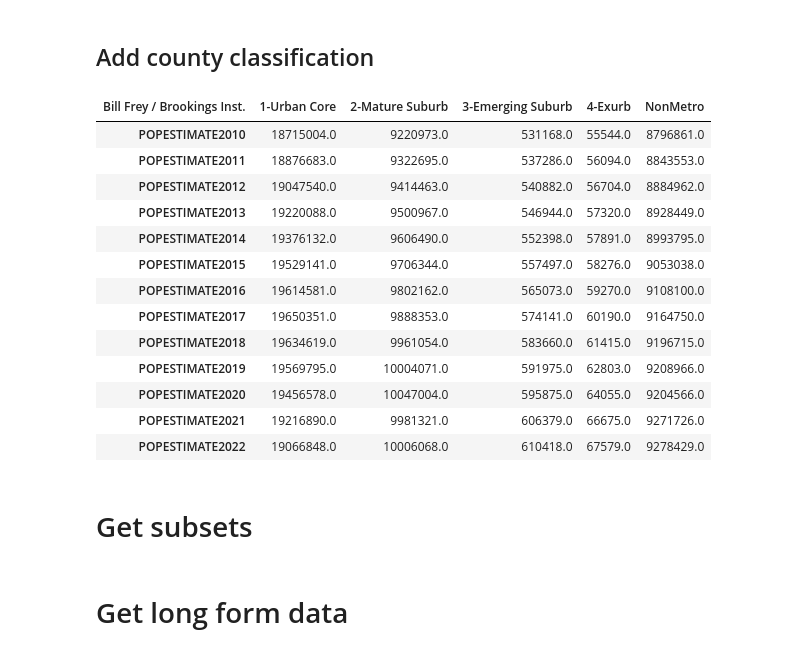
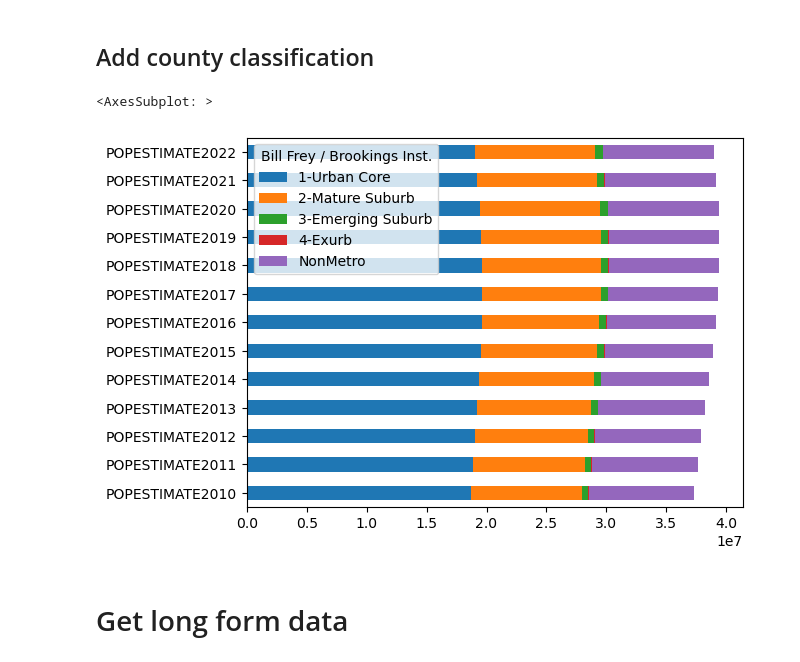
Before and after one commit to BayAreaMetro/regional_forecast, a Jupyter notebook: contextual/Demographics/county_population_post_covid.ipynb, the cells around one changed output. Saved outputs shown, nothing was run; the diff lists cells and outputs as text; code cells hidden in the pictures.

```diff
--- a/contextual/Demographics/county_population_post_covid.ipynb
+++ b/contextual/Demographics/county_population_post_covid.ipynb
@@ -189,21 +185,8 @@ popest_class = popest.merge(county_class,on=['STCOUNTY'],how='left')
 popest_class.update(popest_class[[ 'Bill Frey / Brookings Inst.',
        'Jed Kolko / Indeed', 'Bill Bishop / Daily Yonder']].fillna('NonMetro'))
 # %%
-popest_class.query('STATE==6').groupby(['Bill Frey / Brookings Inst.']).sum().filter(regex='POPE').T#.plot(kind='bar')
+# high level summary - urban core grows a bit, then recedes again
+popest_class.query('STATE==6').groupby(['Bill Frey / Brookings Inst.']).sum().filter(regex='POPEST').T.plot(kind='barh',stacked=True)
 # %% [output]
-| Bill Frey / Brookings Inst. | 1-Urban Core | 2-Mature Suburb | 3-Emerging Suburb | 4-Exurb | NonMetro |
-| POPESTIMATE2010 | 18715004.0 | 9220973.0 | 531168.0 | 55544.0 | 8796861.0 |
-| POPESTIMATE2011 | 18876683.0 | 9322695.0 | 537286.0 | 56094.0 | 8843553.0 |
-| POPESTIMATE2012 | 19047540.0 | 9414463.0 | 540882.0 | 56704.0 | 8884962.0 |
-| POPESTIMATE2013 | 19220088.0 | 9500967.0 | 546944.0 | 57320.0 | 8928449.0 |
-| POPESTIMATE2014 | 19376132.0 | 9606490.0 | 552398.0 | 57891.0 | 8993795.0 |
-| POPESTIMATE2015 | 19529141.0 | 9706344.0 | 557497.0 | 58276.0 | 9053038.0 |
-| POPESTIMATE2016 | 19614581.0 | 9802162.0 | 565073.0 | 59270.0 | 9108100.0 |
-| POPESTIMATE2017 | 19650351.0 | 9888353.0 | 574141.0 | 60190.0 | 9164750.0 |
-| POPESTIMATE2018 | 19634619.0 | 9961054.0 | 583660.0 | 61415.0 | 9196715.0 |
-| POPESTIMATE2019 | 19569795.0 | 10004071.0 | 591975.0 | 62803.0 | 9208966.0 |
-| POPESTIMATE2020 | 19456578.0 | 10047004.0 | 595875.0 | 64055.0 | 9204566.0 |
-| POPESTIMATE2021 | 19216890.0 | 9981321.0 | 606379.0 | 66675.0 | 9271726.0 |
-| POPESTIMATE2022 | 19066848.0 | 10006068.0 | 610418.0 | 67579.0 | 9278429.0 |
+<AxesSubplot: >
+[figure, added]
-# %% [markdown]
-# Get subsets
```
Also changed, not shown: parts of 4 cells of this notebook.
